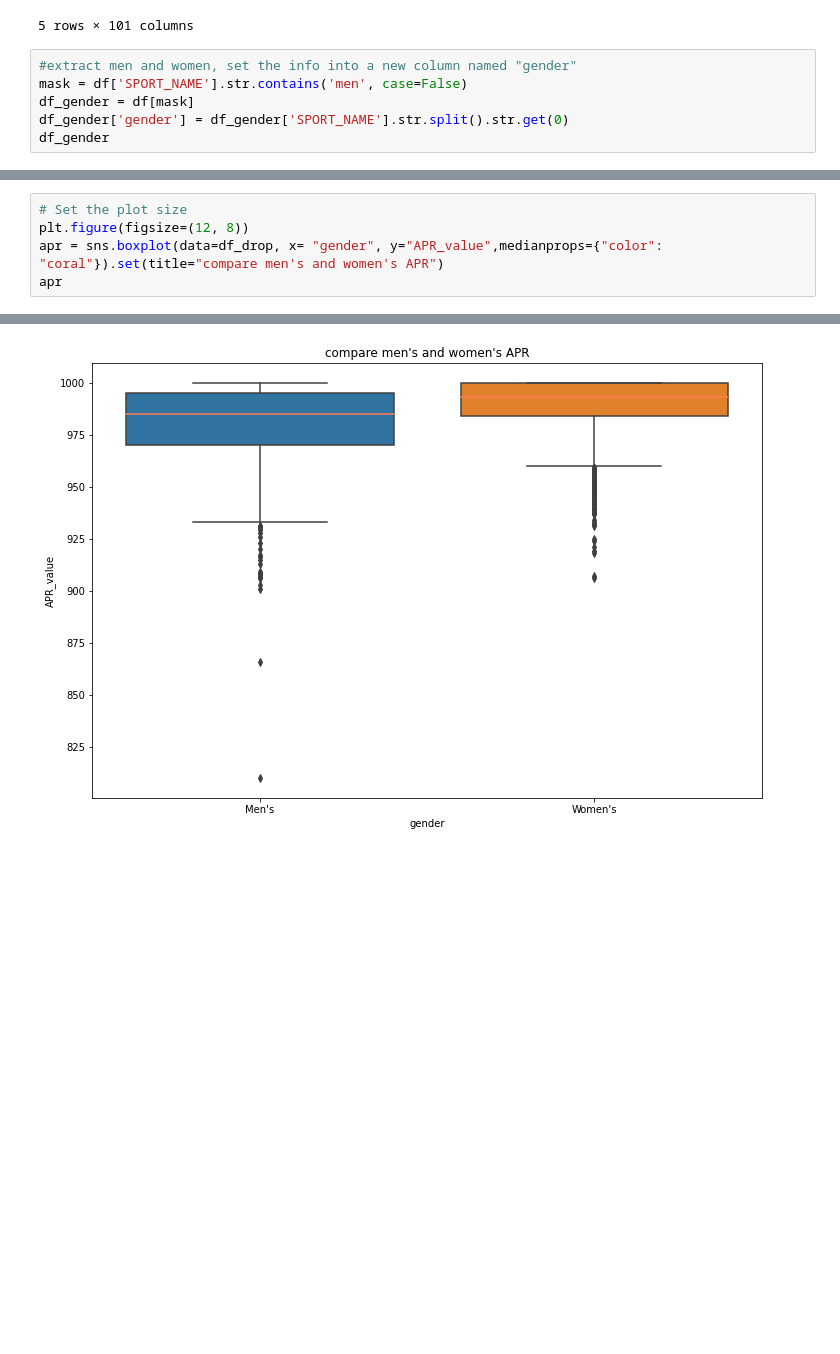
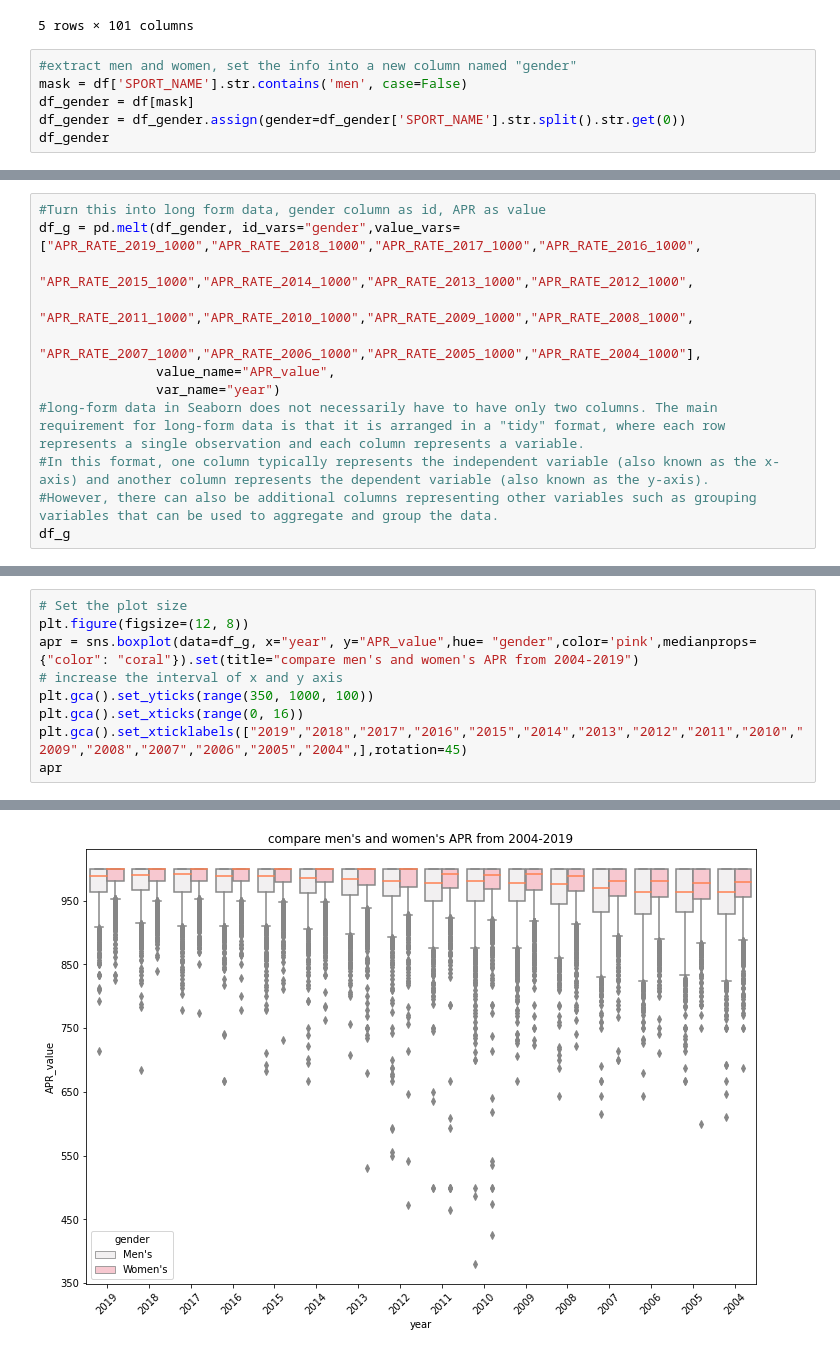
Before and after one commit to greendress2022/DS5110_Data_Management, a Jupyter notebook: HW1/YuanKuang_Q2.ipynb, the cells around one changed output, grey strips where cells are left out. Saved outputs shown, nothing was run; the diff lists cells and outputs as text; blank space fills up the shorter version.

```diff
--- a/HW1/YuanKuang_Q2.ipynb
+++ b/HW1/YuanKuang_Q2.ipynb
@@ -23,6 +23,6 @@ df.head()
 #extract men and women, set the info into a new column named "gender"
 mask = df['SPORT_NAME'].str.contains('men', case=False)
 df_gender = df[mask]
-df_gender['gender'] = df_gender['SPORT_NAME'].str.split().str.get(0)
+df_gender = df_gender.assign(gender=df_gender['SPORT_NAME'].str.split().str.get(0))
 df_gender
 # %% [output]
@@ -65,0 +42,12 @@ df_drop
+# %%
+#Turn this into long form data, gender column as id, APR as value
+df_g = pd.melt(df_gender, id_vars="gender",value_vars=["APR_RATE_2019_1000","APR_RATE_2018_1000","APR_RATE_2017_1000","APR_RATE_2016_1000",
+                                                       "APR_RATE_2015_1000","APR_RATE_2014_1000","APR_RATE_2013_1000","APR_RATE_2012_1000",
+                                                       "APR_RATE_2011_1000","APR_RATE_2010_1000","APR_RATE_2009_1000","APR_RATE_2008_1000",
+                                                       "APR_RATE_2007_1000","APR_RATE_2006_1000","APR_RATE_2005_1000","APR_RATE_2004_1000"],
+               value_name="APR_value",
+               var_name="year")
+#long-form data in Seaborn does not necessarily have to have only two columns. The main requirement for long-form data is that it is arranged in a "tidy" format, where each row represents a single observation and each column represents a variable.
+#In this format, one column typically represents the independent variable (also known as the x-axis) and another column represents the dependent variable (also known as the y-axis).
+#However, there can also be additional columns representing other variables such as grouping variables that can be used to aggregate and group the data.
+df_g
@@ -66,6 +68,10 @@ df_drop
 # %%
 # Set the plot size
 plt.figure(figsize=(12, 8))
-apr = sns.boxplot(data=df_drop, x= "gender", y="APR_value",medianprops={"color": "coral"}).set(title="compare men's and women's APR")
+apr = sns.boxplot(data=df_g, x="year", y="APR_value",hue= "gender",color='pink',medianprops={"color": "coral"}).set(title="compare men's and women's APR from 2004-2019")
+# increase the interval of x and y axis
+plt.gca().set_yticks(range(350, 1000, 100))
+plt.gca().set_xticks(range(0, 16))
+plt.gca().set_xticklabels(["2019","2018","2017","2016","2015","2014","2013","2012","2011","2010","2009","2008","2007","2006","2005","2004",],rotation=45)
 apr
 # %% [output]
@@ -73 +79 @@ apr
-[figure, old version]
+[figure, new version]
```
Also changed, not shown: parts of 4 cells of this notebook, 1 other file.
